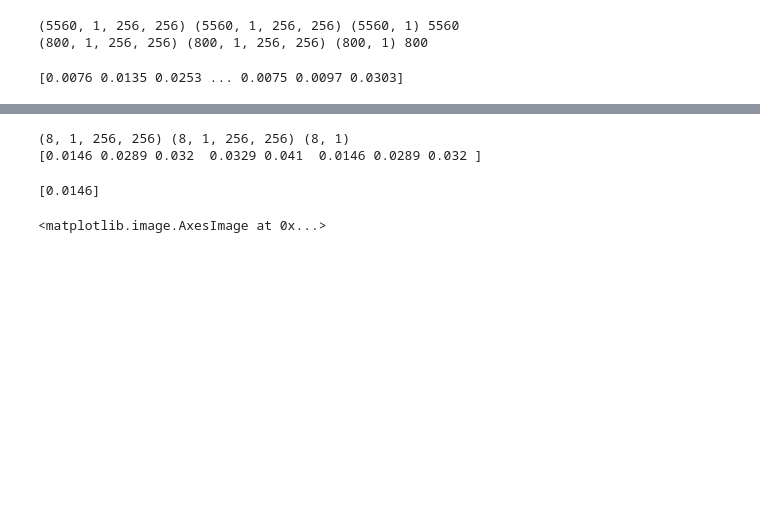
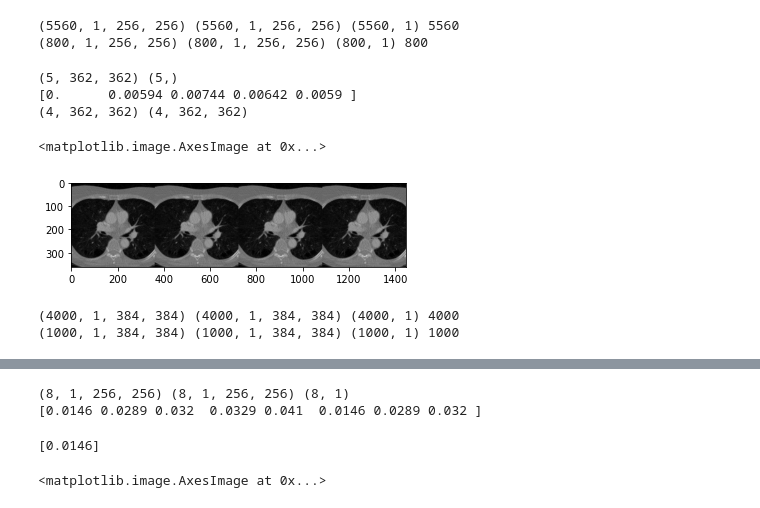
Before and after one commit to PranjalSahu/WalnutReconstructionCodes, a Jupyter notebook: test1.ipynb, the cells around one changed output, grey strips where cells are left out. Cells and saved outputs as stored; diff of their text form; code cells hidden in the pictures; blank space fills up the shorter version.

```diff
--- a/test1.ipynb
+++ b/test1.ipynb
@@ -867,11 +860,80 @@ print(x_val_array.shape, y_val_array.shape, v_val_array.shape, count)
 # %% [output]
 (5560, 1, 256, 256) (5560, 1, 256, 256) (5560, 1) 5560
 (800, 1, 256, 256) (800, 1, 256, 256) (800, 1) 800
-# %%
-#plt.hist(v_array.flatten())
-print(v_array.flatten())
-# %% [output]
-[0.0076 0.0135 0.0253 ... 0.0075 0.0097 0.0303]
+# %%
+a = np.load('/media/yu-hao/WindowsData/DivalRecon/0_img_quadratic.npy')
+b = np.load('/media/yu-hao/WindowsData/DivalRecon/0_beta_quadratic.npy')
+
+print(a.shape, b.shape)
+print(b)
+
+# 384
+t1 = np.ones([4, 362, 362])
+w  = np.multiply(t1, a[0])
+z  = a[1:]
+
+print(w.shape, z.shape)
+plt.imshow(np.concatenate(w, axis=0).astype('float32').T, cmap='gray')
+# %% [output]
+(5, 362, 362) (5,)
+[0.      0.00594 0.00744 0.00642 0.0059 ]
+(4, 362, 362) (4, 362, 362)
+<matplotlib.image.AxesImage at 0x...>
+[figure, added]
+# %%
+# [STAR] For reading the training data for Lung CT Dataset
+
+import glob
+import numpy as np
+
+
+train_size = 4000
+x_array = np.zeros([train_size, 1, 384, 384], dtype='float16')
+v_array = np.zeros([train_size, 1], dtype='float32')
+y_array = np.zeros([train_size, 1, 384, 384], dtype='float16')
+
+val_size    = 1000
+x_val_array = np.zeros([val_size, 1, 384, 384], dtype='float16')
+v_val_array = np.zeros([val_size, 1], dtype='float32')
+y_val_array = np.zeros([val_size, 1, 384, 384], dtype='float16')
+
+patches_path = '/media/yu-hao/WindowsData/DivalRecon/'
+count        = 0
+algorithm    = 'huber'
+
+for t in range(1000):
+    x = np.load(patches_path+str(t)+'_img_'+algorithm+'.npy')
+    y = x[1:]
+    v = np.load(patches_path+str(t)+'_beta_'+algorithm+'.npy')[1:]
+    #print(t, x.shape)
+    y_array[count: count+x.shape[0]-1, 0, 11:-11, 11:-11] = y
+    x_array[count: count+x.shape[0]-1, 0, 11:-11, 11:-11] = np.multiply(np.ones([4, 362, 362]), x[0])
+    v_array[count: count+x.shape[0]-1, 0]                 = v
+    count = count+x.shape[0]-1
+
+x_array = x_array[:count]
+y_array = y_array[:count]
+v_array = v_array[:count]
+print(x_array.shape, y_array.shape, v_array.shape, count)
+
+count = 0
+for t in range(1000, 1250):
+    x = np.load(patches_path+str(t)+'_img_'+algorithm+'.npy')
+    y = x[1:]
+    v = np.load(patches_path+str(t)+'_beta_'+algorithm+'.npy')[1:]
+
+    y_val_array[count: count+x.shape[0]-1, 0, 11:-11, 11:-11]     = y
+    x_val_array[count: count+x.shape[0]-1, 0, 11:-11, 11:-11] = np.multiply(np.ones([4, 362, 362]), x[0])
+    v_val_array[count: count+x.shape[0]-1, 0]                 = v
+    count = count+x.shape[0]-1
+
+x_val_array = x_val_array[:count]
+y_val_array = y_val_array[:count]
+v_val_array = v_val_array[:count]
+print(x_val_array.shape, y_val_array.shape, v_val_array.shape, count)
+# %% [output]
+(4000, 1, 384, 384) (4000, 1, 384, 384) (4000, 1) 4000
+(1000, 1, 384, 384) (1000, 1, 384, 384) (1000, 1) 1000
 # %%
 # [STAR] For reading the training data for DBT Dataset
 
```
Also changed, not shown: parts of 7 cells of this notebook.
